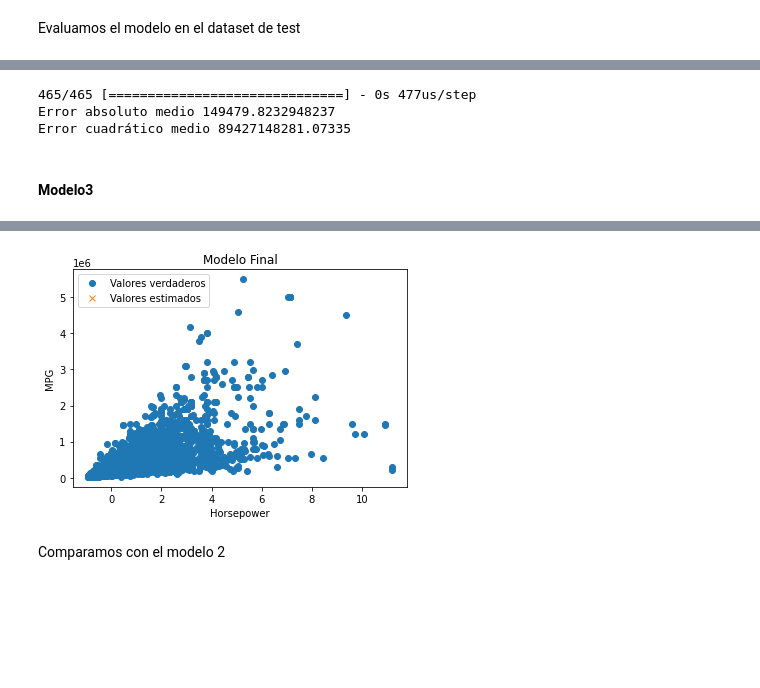
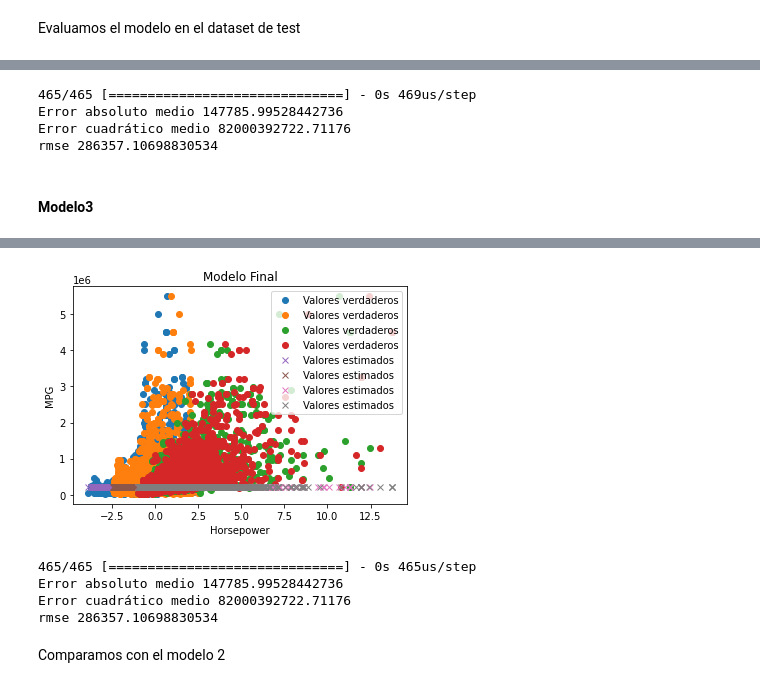
Before and after one commit to iankvdh/Organizacion-de-Datos-2C2022-GRUPO22, a Jupyter notebook: 7506R_TP2_GRUPO22_ENTREGA_N1.ipynb, the cells around one changed output, grey strips where cells are left out. Cells and saved outputs as stored; diff of their text form; code cells hidden in the pictures; blank space fills up the shorter version.

```diff
--- a/7506R_TP2_GRUPO22_ENTREGA_N1.ipynb
+++ b/7506R_TP2_GRUPO22_ENTREGA_N1.ipynb
@@ -86,9 +102,9 @@ columnas_predictoras
  'property_surface_total',
  'property_surface_covered']
 # %%
-variable_predictora="property_surface_total"
+variables_predictoras=['latitud','longitud', 'property_surface_total', 'property_surface_covered']
 #X = surf_tot, Y = price
-x_train, x_test, y_train, y_test = train_test_split(dataset_trabajo.loc[:,variable_predictora],dataset_trabajo.loc[:,'property_price'],test_size=0.2)
+x_train, x_test, y_train, y_test = train_test_split(dataset_trabajo.loc[:,variables_predictoras],dataset_trabajo.loc[:,'property_price'],test_size=0.2)
 # %%
 sscaler=StandardScaler()
 sscaler.fit(pd.DataFrame(x_train))
@@ -101,7 +117,7 @@ x_test_transform=sscaler.transform(pd.DataFrame(x_test))
 #### Modelo 1
 # %%
 # Creo un modelo Red Neuronal
-d_in=1
+d_in=4
 d_out=1
 
 modelo1 = keras.Sequential([
@@ -145,4 +161,4 @@ modelo1.compile(
 )
 # %%
 # Entrenamiento del modelo
-#modelo1.fit(x_train_transform,y_train,epochs=100,batch_size=16,verbose=False)
+modelo1.fit(x_train_transform,y_train,epochs=100,batch_size=16,verbose=False)
@@ -176,7 +196,7 @@ Error cuadrático medio 140267338192.15942
 #### Modelo 2
 # %%
 # Creo un modelo Red Neuronal
-d_in=1
+d_in=4
 d_out=1
 
 modelo2 = keras.Sequential([
@@ -240,15 +260,17 @@ mse=mean_squared_error(y_test,y_pred)
 
 print(f"Error absoluto medio {mae}")
 print(f"Error cuadrático medio {mse}")
+print(f"rmse {mse**(1/2)}")
 # %% [output]
-465/465 [==============================] - 0s 477us/step
-Error absoluto medio 149479.8232948237
-Error cuadrático medio 89427148281.07335
+465/465 [==============================] - 0s 469us/step
+Error absoluto medio 147785.99528442736
+Error cuadrático medio 82000392722.71176
+rmse 286357.10698830534
 # %% [markdown]
 #### Modelo3
 # %%
 # Creo un modelo Red Neuronal
-d_in=1
+d_in=4
 d_out=1
 
 modelo3 = keras.Sequential([
@@ -274,4 +296,18 @@ plot_regression(modelo3,x_test_transform,y_test,title=f"Modelo Final",xlabel="Ho
-[figure, old version]
+[figure, new version]
+# %%
+y_pred=modelo3.predict(x_test_transform)
+
+mae=mean_absolute_error(y_test,y_pred)
+mse=mean_squared_error(y_test,y_pred)
+
+print(f"Error absoluto medio {mae}")
+print(f"Error cuadrático medio {mse}")
+print(f"rmse {mse**(1/2)}")
+# %% [output]
+465/465 [==============================] - 0s 465us/step
+Error absoluto medio 147785.99528442736
+Error cuadrático medio 82000392722.71176
+rmse 286357.10698830534
 # %% [markdown]
 Comparamos con el modelo 2
 # %%
```
Also changed, not shown: parts of 16 cells of this notebook.
